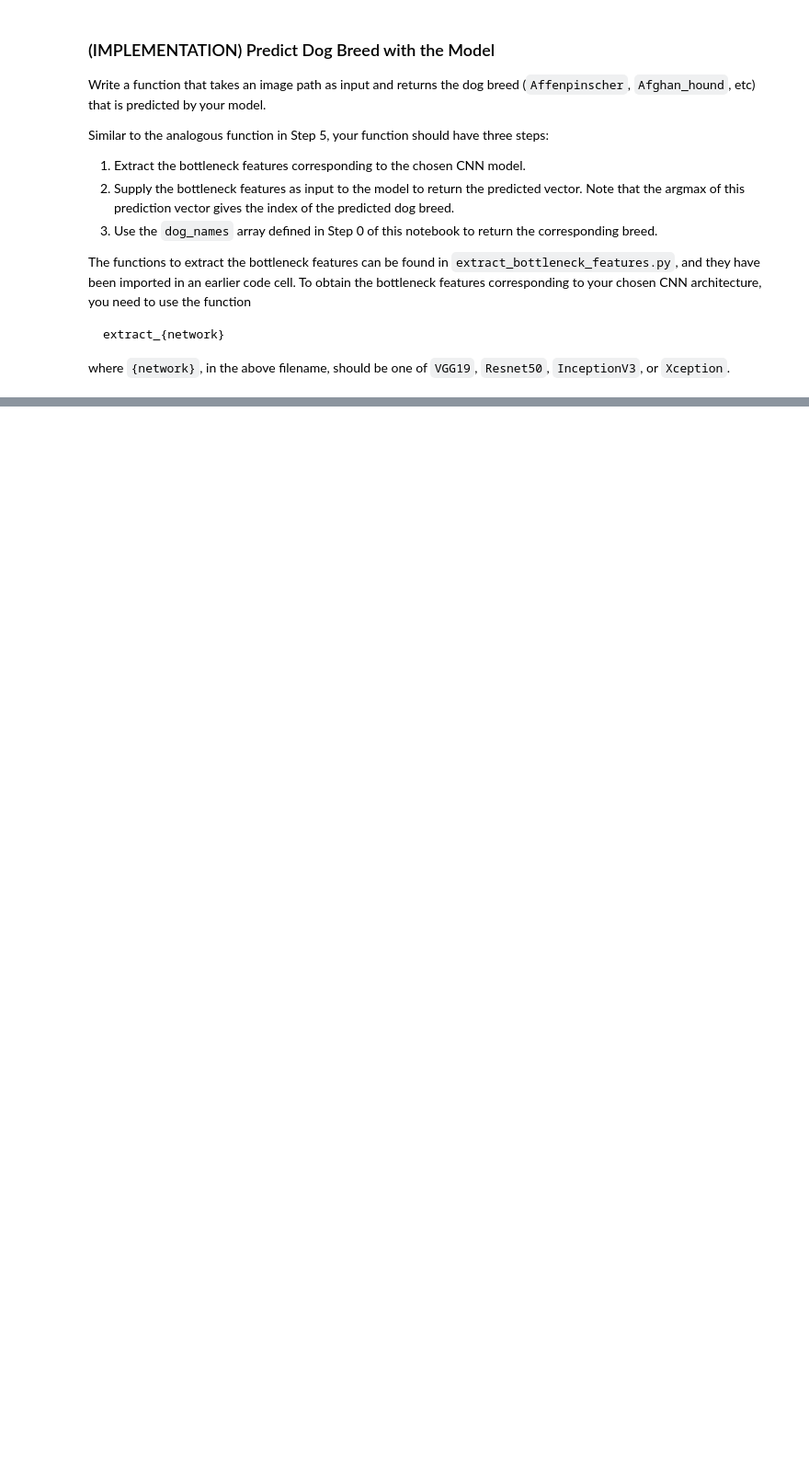
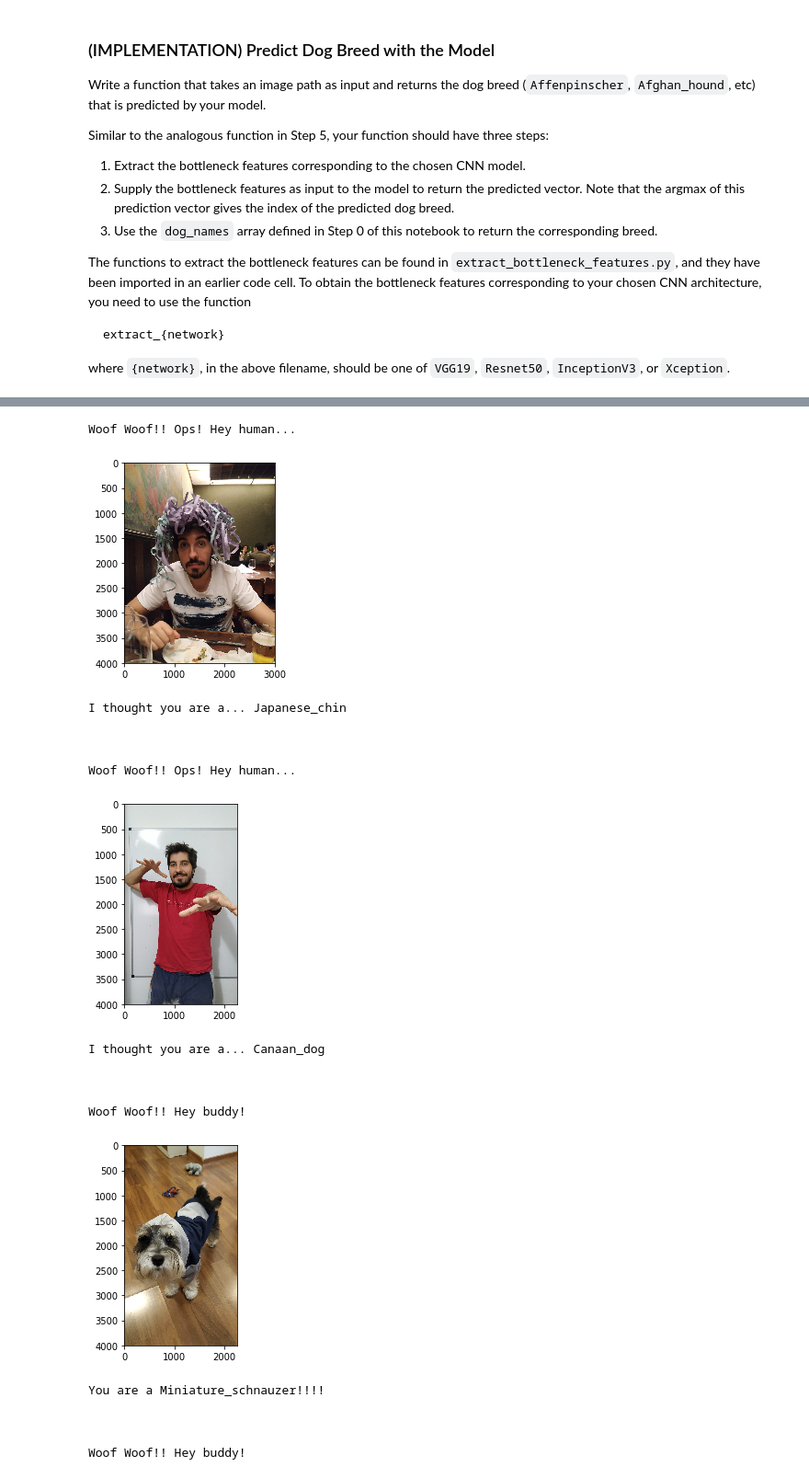
Before and after one commit to BAlmeidaS/dog-project, a Jupyter notebook: dog_app.ipynb, the cells around one changed output, grey strips where cells are left out. Shown at 92% size. Saved outputs shown, nothing was run; the diff lists cells and outputs as text; code cells hidden in the pictures; blank space fills up the shorter version.

```diff
--- a/dog_app.ipynb
+++ b/dog_app.ipynb
@@ -907,0 +956,32 @@ __Answer:__
+# %%
+imgs = glob("samples/*")
+
+for img in imgs:
+    try:
+        predict_breed(img)
+    except RuntimeError:
+        print(f'Did not found neither a person nor a dog in:')
+        jpg = cv2.cvtColor(cv2.imread(img), cv2.COLOR_BGR2RGB)
+        plt.imshow(jpg)
+        plt.show()
+    print('\n\n')
+# %% [output]
+Woof Woof!! Ops! Hey human...
+[figure, added]
+I thought you are a... Japanese_chin
+
+
+
+Woof Woof!! Ops! Hey human...
+[figure, added]
+I thought you are a... Canaan_dog
+
+
+
+Woof Woof!! Hey buddy!
+[figure, added]
+You are a Miniature_schnauzer!!!!
+
+
+
+Woof Woof!! Hey buddy!
```
Also changed, not shown: parts of 18 cells of this notebook, 2 other files.
